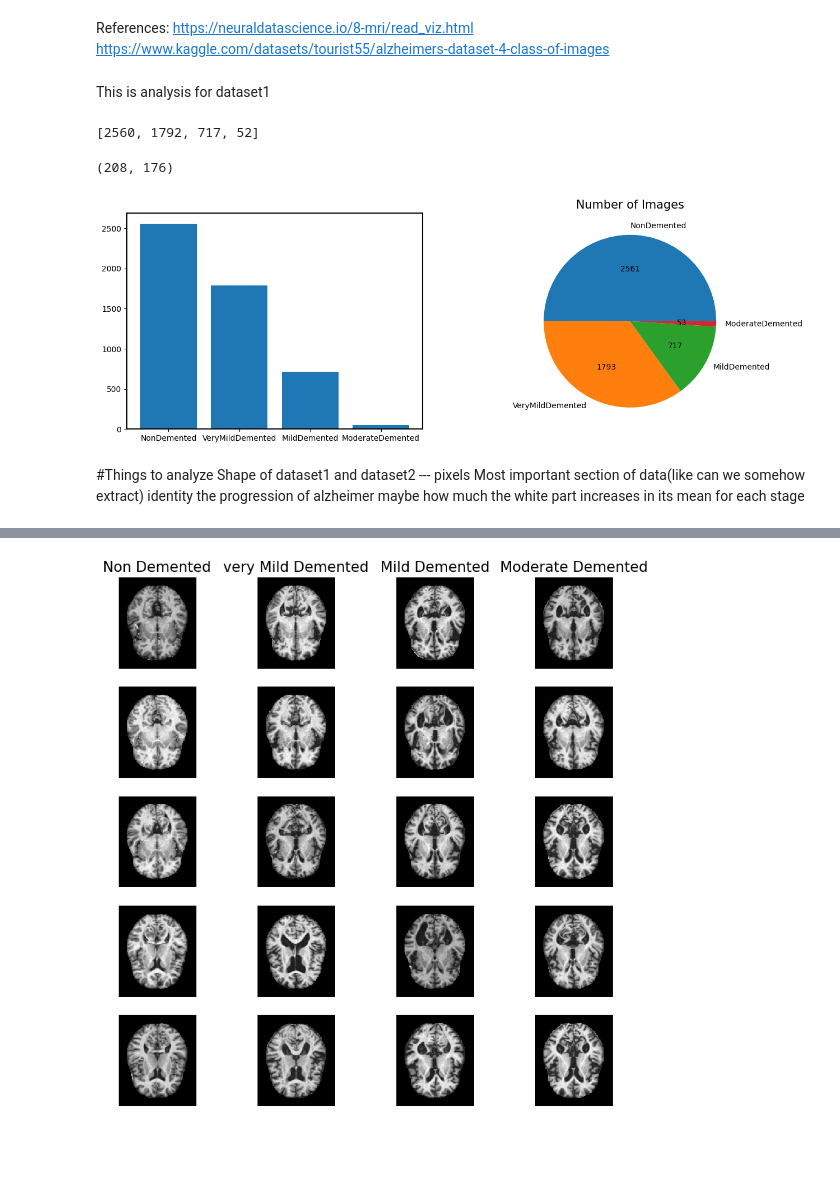
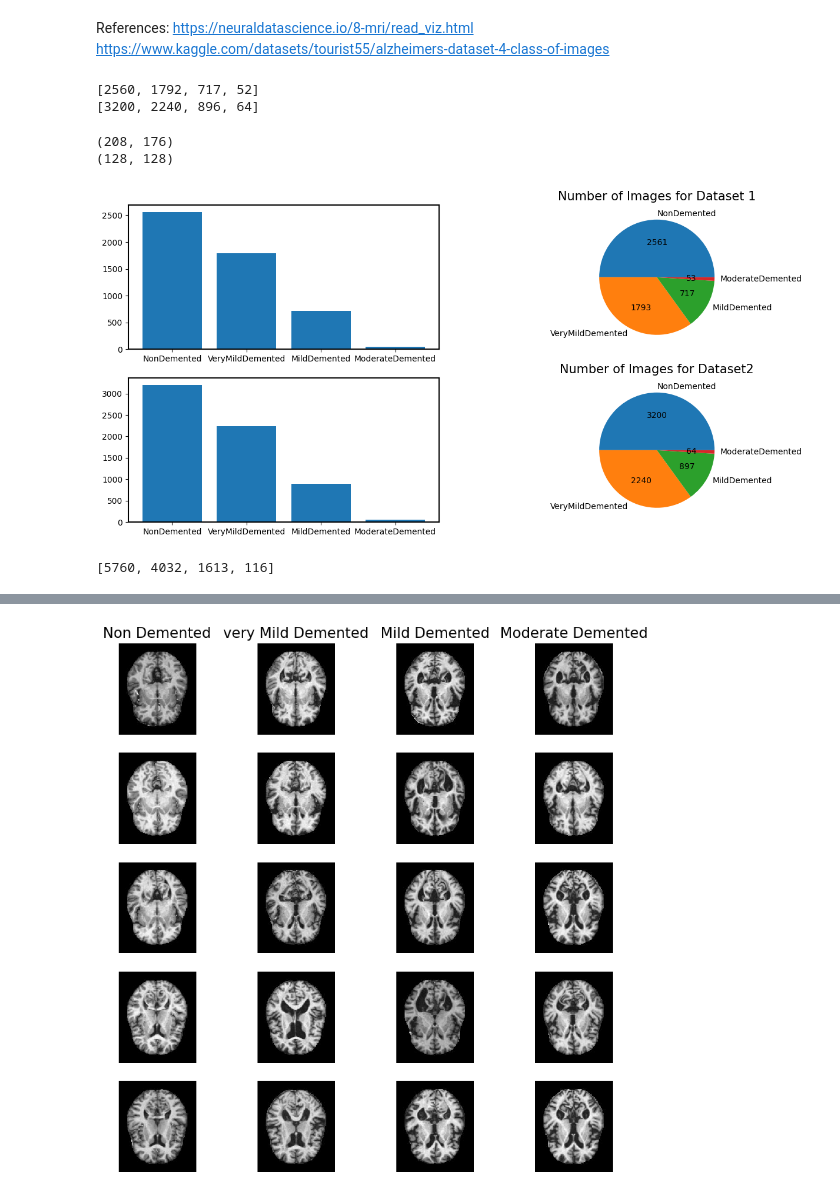
Before and after one commit to Shiraishie/Alzheimer-Detection, a Jupyter notebook: Alzheimer.ipynb, the cells around one changed output, grey strips where cells are left out. Cells and saved outputs as stored; diff of their text form; code cells hidden in the pictures; blank space fills up the shorter version.

```diff
--- a/Alzheimer.ipynb
+++ b/Alzheimer.ipynb
@@ -16,33 +19,50 @@ from skimage.transform import resize
 References:
 https://neuraldatascience.io/8-mri/read_viz.html
 https://www.kaggle.com/datasets/tourist55/alzheimers-dataset-4-class-of-images
-# %% [markdown]
-This is analysis for dataset1
 # %%
-input_path = 'Alzheimer_s Dataset/train'
+input_path = 'Alzheimer_s Dataset/'
+dataset1 = 'Dataset1/train'
+dataset2 = 'Dataset2/'
+
 categories = ['NonDemented', 'VeryMildDemented', 'MildDemented', 'ModerateDemented'] #our labels manually set
 #or os.listdir(input_path)
 
+#List containing images in its np.array
 images = []
 images2 = []
 
+#The hard labels of each picture in order
 labels = []
 labels2 = []
 
+#Number of images of each category
 numberofimages = []
 numberofimages2 = []
 
 #similar to rmarkdown to get file directories
 for category in categories:
-    numberofimages.append(len(os.listdir(os.path.join(input_path,category))))
-    for file in os.listdir(os.path.join(input_path, category)):
-        image_paths = os.path.join(input_path,category, file) #image in this case refers to title of the image
+    firstPath = os.path.join(input_path, dataset1, category)
+    secondPath = os.path.join(input_path, dataset2, category)
+
+    numberofimages.append(len(os.listdir(firstPath)))
+    numberofimages2.append(len(os.listdir(secondPath)))
+
+    for file in os.listdir(firstPath):
+        image_paths = os.path.join(firstPath, file) #image in this case refers to title of the image
         image = imread(image_paths, as_gray=True) #reads an image, imread - image + read and grayscales all images
         images.append(image)
         labels.append(category)
+
+    for file in os.listdir(secondPath):
+        image_paths2 = os.path.join(secondPath, file) #image in this case refers to title of the image
+        image2 = imread(image_paths2, as_gray=True) #reads an image, imread - image + read and grayscales all images
+        images2.append(image2)
+        labels2.append(category)
 # %%
 #number of images
-numberofimages
+print(numberofimages)
+print(numberofimages2)
 # %% [output]
 [2560, 1792, 717, 52]
+[3200, 2240, 896, 64]
 # %%
@@ -56,22 +76,32 @@ lst = [nonDemented, veryMildDemented, MildDemented, ModerateDemented]
 # %%
 #dimensions of an image
 print(nonDemented[1].shape)
+print(images2[1].shape)
+
+#different dimensions so we need to preprocess it to the same size
 # %% [output]
 (208, 176)
+(128, 128)
 # %%
 #Plotting number of images for visual representation
-fig, ax = plt.subplots(1,2 , figsize = (15,5))
-ax[0].bar(categories, numberofimages)
-ax[1].pie(numberofimages, labels= categories, autopct = lambda x: math.ceil(x/100 * sum(numberofimages)))
-ax[1].set_title('Number of Images')
+fig, ax = plt.subplots(2,2 , figsize = (15,7))
+ax[0,0].bar(categories, numberofimages)
+ax[0,1].pie(numberofimages, labels= categories, autopct = lambda x: math.ceil(x/100 * sum(numberofimages)))
+ax[0,1].set_title('Number of Images for Dataset 1')
+
+ax[1,0].bar(categories, numberofimages2)
+ax[1,1].pie(numberofimages2, labels = categories, autopct = lambda x: math.ceil(x/100 * sum(numberofimages2)))
+ax[1,1].set_title('Number of Images for Dataset2')
+
 plt.show()
 
 #Shows some need for data augmentation since insufficient samples for ModerateDemented.
 #We can do rotations or cropping into image for data augmentation.
 # %% [output]
-[figure, old version]
+[figure, new version]
-# %% [markdown]
-#Things to analyze
-Shape of dataset1 and dataset2 --- pixels
-Most important section of data(like can we somehow extract)
-identity the progression of alzheimer maybe how much the white part increases in its mean for each stage
+# %%
+zipped = zip(numberofimages, numberofimages2)
+totalNum = [sum(i) for i in zipped]
+totalNum
+# %% [output]
+[5760, 4032, 1613, 116]
```
Also changed, not shown: parts of 15 cells of this notebook, 2 other files.
